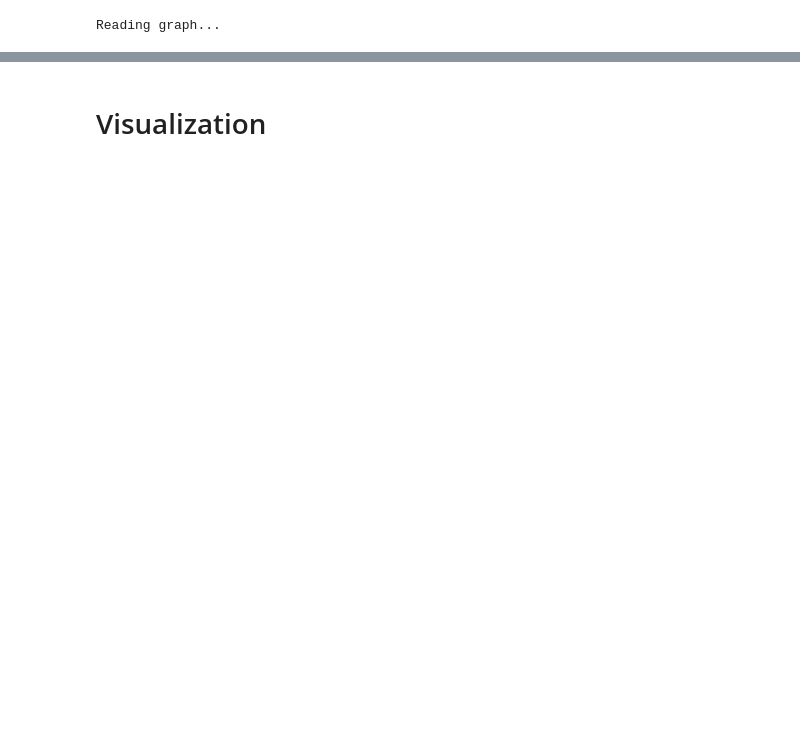
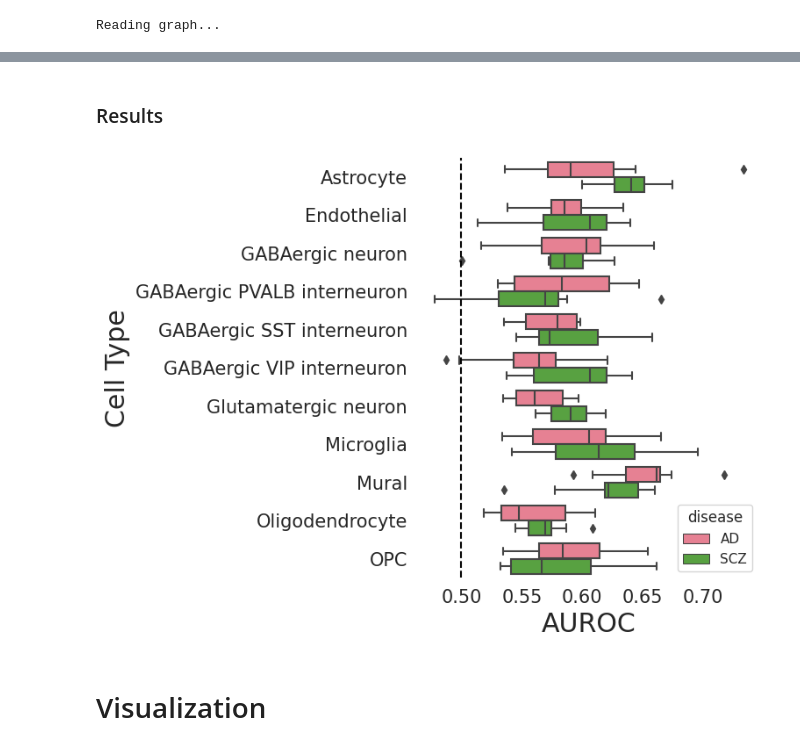
Before and after one commit to Oafish1/GNN-Plus, a Jupyter notebook: gene_classification.ipynb, the cells around one changed output, grey strips where cells are left out. Drawn from its saved outputs; the diff is of its cells as text; code cells hidden in the pictures; blank space fills up the shorter version.

```diff
--- a/gene_classification.ipynb
+++ b/gene_classification.ipynb
@@ -134,9 +145,8 @@ g.read_edg('_elist.edg', weighted=True, directed=directed)
 # %% [output]
 Reading graph...
 # %%
-dim, num_walks, walk_length = 32, 20, 80
-percentile_str = f'-{percentile}' if percentile != 0 else ''
-fname = f'models/embeddings-{cell_type}-{dim}-{num_walks}-{walk_length}{percentile_str}.npy'
+dim, num_walks, walk_length = 64, 20, 80
+fname = f'{model_dir}/embeddings-{cell_type}-{dim}-{num_walks}-{walk_length}-{percentile}-{run}.npy'
 if os.path.exists(fname):
     print('Loading embeddings...')
     # Load embeddings
@@ -150,5 +160,5 @@ else:
 # Chart connected subgraph
 # surviving_nodes = [np.argwhere(genes==gn).flatten()[0] for gn in g.nodes]
 genes = g.nodes
-labels = get_labels(genes)
+labels = get_labels(genes, disease_type, gene_filter=tg_genes)
 # %% [output]
@@ -269,16 +323,16 @@ Valid Loss: 0.2032
 # %%
 pred_raw = model(data).detach()
 pred = pred_raw.argmax(dim=1)
-threshold = pred_raw[train_idx, 1].flatten().quantile(1 - (sum(labels=='AD') / (sum(labels=='AD') + sum(labels=='notAD'))))
+threshold = pred_raw[data.train_mask, 1].flatten().quantile(1 - (sum(labels=='pos') / (sum(labels=='pos') + sum(labels=='neg'))))
 
 print('Evaluating performance...')
 print('Train')
 ## Train
 # Perform prediction
 logits = pred_raw[:, 1][data.train_mask]
-trans = {'AD': 1, 'notAD': 0, 'unknown': 2}
+trans = {'pos': 1, 'neg': 0, 'unk': 2}
 trans_inv = {v: k for k, v in trans.items()}
-true = torch.Tensor([trans[l] for l in labels[train_idx]]).long()
+true = torch.Tensor([trans[l] for l in labels[data.train_mask]]).long()
 
 # Get confusion
 conf = confusion_matrix(true, 1*(logits > threshold))
@@ -301,9 +355,9 @@ print('Eval')
 ## Eval
 # Perform prediction
 logits = pred_raw[:, 1][data.val_mask]
-trans = {'AD': 1, 'notAD': 0, 'unknown': 2}
+trans = {'pos': 1, 'neg': 0, 'unk': 2}
 trans_inv = {v: k for k, v in trans.items()}
-true = torch.Tensor([trans[l] for l in labels[val_idx]]).long()
+true = torch.Tensor([trans[l] for l in labels[data.val_mask]]).long()
 
 # Get confusion
 conf = confusion_matrix(true, 1*(logits > threshold))
@@ -340,0 +609,2 @@ Accuracy: 0.9733
+# %% [markdown]
+### Results
@@ -341,2 +624,39 @@ Accuracy: 0.9733
+# %%
+# Load performances
+diseases = ['AD', 'SCZ']
+auroc_lists = [np.load(f'{get_dirs(d)[1]}/auroc-{runs}-{folds}.npy') for d in diseases]
+# Convert to pandas df
+df = pd.DataFrame(data={
+    'disease': np.concatenate([runs*len(cell_types)*[d] for d in diseases]),
+    'cell_type': np.concatenate(len(diseases)*[runs*[ct] for ct in cell_types]),
+    'run': np.concatenate(len(diseases)*[list(range(runs)) for i in cell_types]),
+    'auroc': np.concatenate([np.concatenate(np.array(al).max(axis=-1)) for al in auroc_lists]),
+})
+# Style
+# style = {
+#     'boxprops':{'facecolor':'none', 'edgecolor':'black'},
+#     'medianprops':{'color':'black'},
+#     'whiskerprops':{'color':'black'},
+#     'capprops':{'color':'black'}}
+style = {}
+
+fig, axs = plt.subplots(1, 1, figsize=(8, 6), sharey=True)
+axs = [axs]
+# Barplot
+sns.boxplot(ax=axs[0], data=df, x='auroc', y='cell_type', hue='disease', **style)
+sns.despine(ax=axs[0], left=True, bottom=True)
+# sns.boxplot(ax=axs[1], data=df, x='auprc', y='cell_type', **style)
+# sns.despine(ax=axs[1], left=False, bottom=True)
+# Labels
+axs[0].set_xlabel('AUROC')
+axs[0].set_ylabel('Cell Type')
+axs[0].axvline(x=.5, color='black', linestyle='--')
+# axs[1].set_xlabel('AUPRC')
+# axs[1].set_ylabel(None)
+plt.tight_layout()
+# Save figure
+plt.savefig(f'{get_dirs("")[1][:-1]}/fig_performance-{runs}-{folds}.png', dpi=300, bbox_inches='tight')
+# %% [output]
+[figure, added]
 # %% [markdown]
 # Visualization
```
Also changed, not shown: parts of 32 cells of this notebook, 22 other files.
